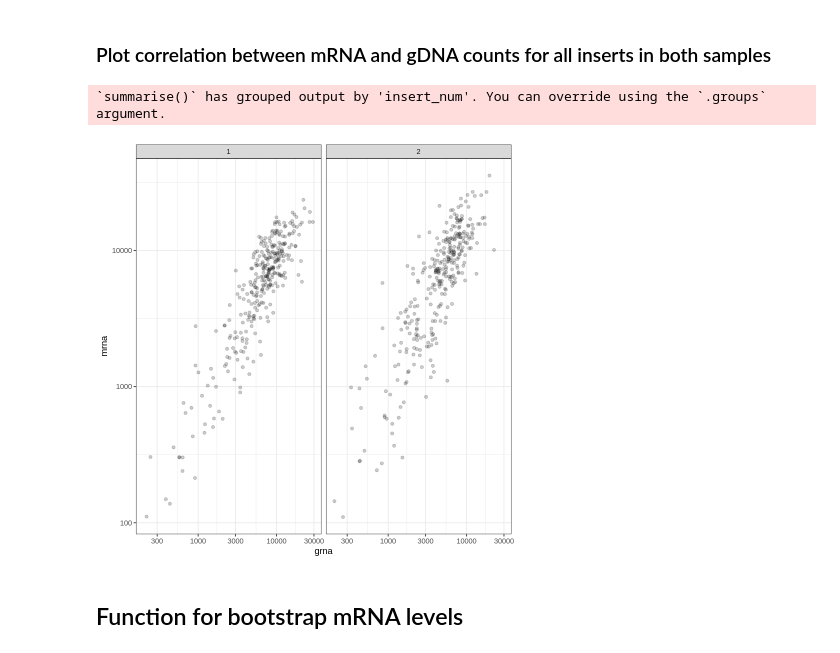
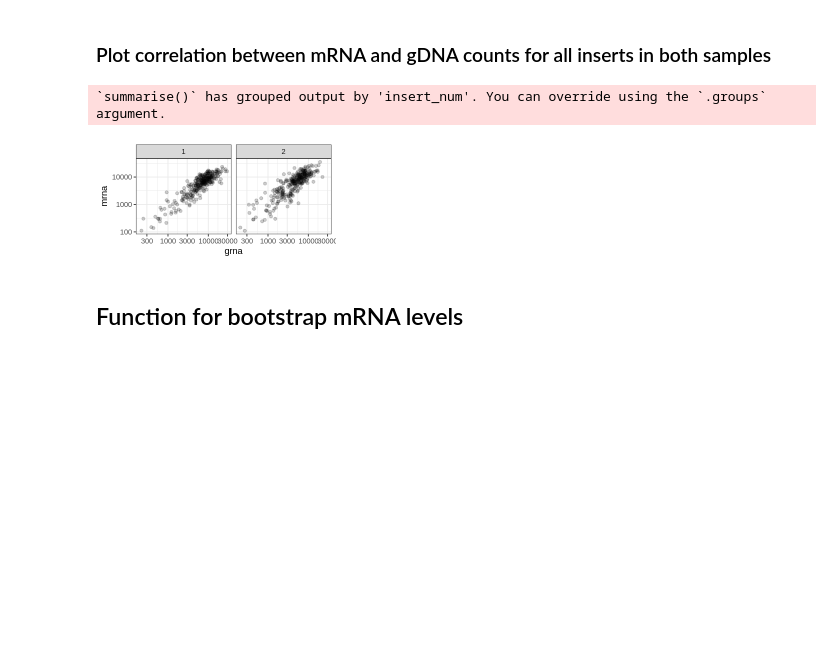
Before and after one commit to rasilab/burke_2022, a Jupyter notebook: analysis/barcode_seq/pool2_mrna/scripts/plot_didi_effects.ipynb, the cells around one changed output. Drawn from its saved outputs; the diff is of its cells as text; code cells hidden in the pictures; blank space fills up the shorter version.

```diff
--- a/analysis/barcode_seq/pool2_mrna/scripts/plot_didi_effects.ipynb
+++ b/analysis/barcode_seq/pool2_mrna/scripts/plot_didi_effects.ipynb
@@ -163,27 +146,29 @@ A spec_tbl_df: 84782 × 13
 # %% [markdown]
 ### Plot correlation between mRNA and gDNA counts for all inserts in both samples
 # %%
+options(repr.plot.width=4, repr.plot.height=2)
+
 counts %>%
   select(barcode_num, sample_type, replicate, barcode_count, insert_num) %>%
   pivot_wider(names_from = sample_type, values_from = barcode_count) %>%
   drop_na() %>%
   filter(grna > 100, mrna > 100) %>%
   group_by(insert_num, replicate) %>%
   arrange(-(grna + mrna)) %>%
   # This selects the number of barcodes for each sample
   # slice(1:3) %>%
   summarize(grna = sum(grna), mrna = sum(mrna)) %>%
   ungroup() %>%
   arrange(insert_num, replicate) %>%
   ggplot(aes(x = grna, y = mrna)) +
   facet_wrap(~ replicate) +
   geom_point(alpha = 0.2) +
   scale_x_log10() +
   scale_y_log10() +
   theme_bw()
 # %% [output]
 `summarise()` has grouped output by 'insert_num'. You can override using the `.groups` argument.
-[figure, old version]
+[figure, new version]
 # %% [markdown]
 ## Function for bootstrap mRNA levels
 # %%
```
Also changed, not shown: parts of 46 cells of this notebook.
